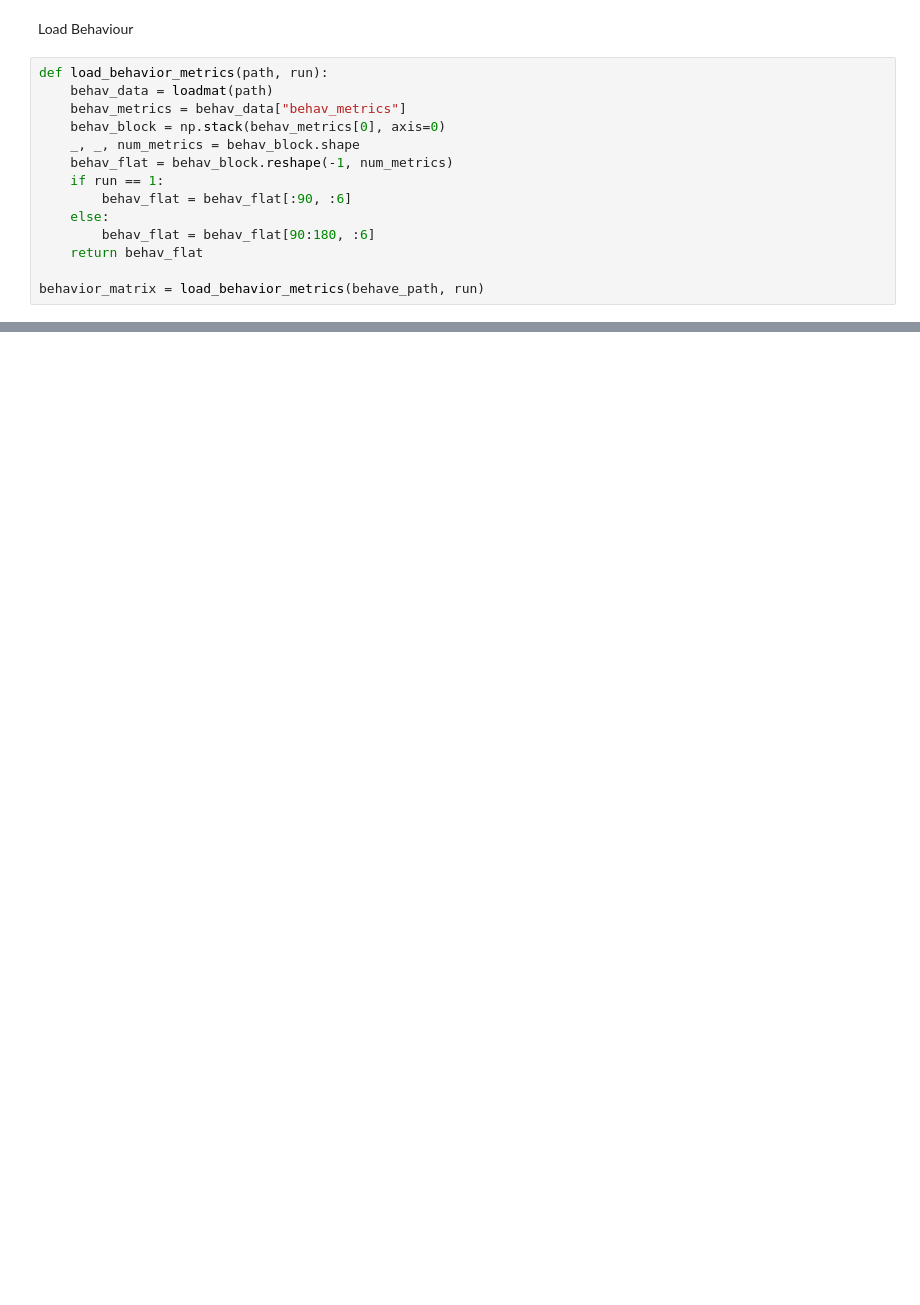
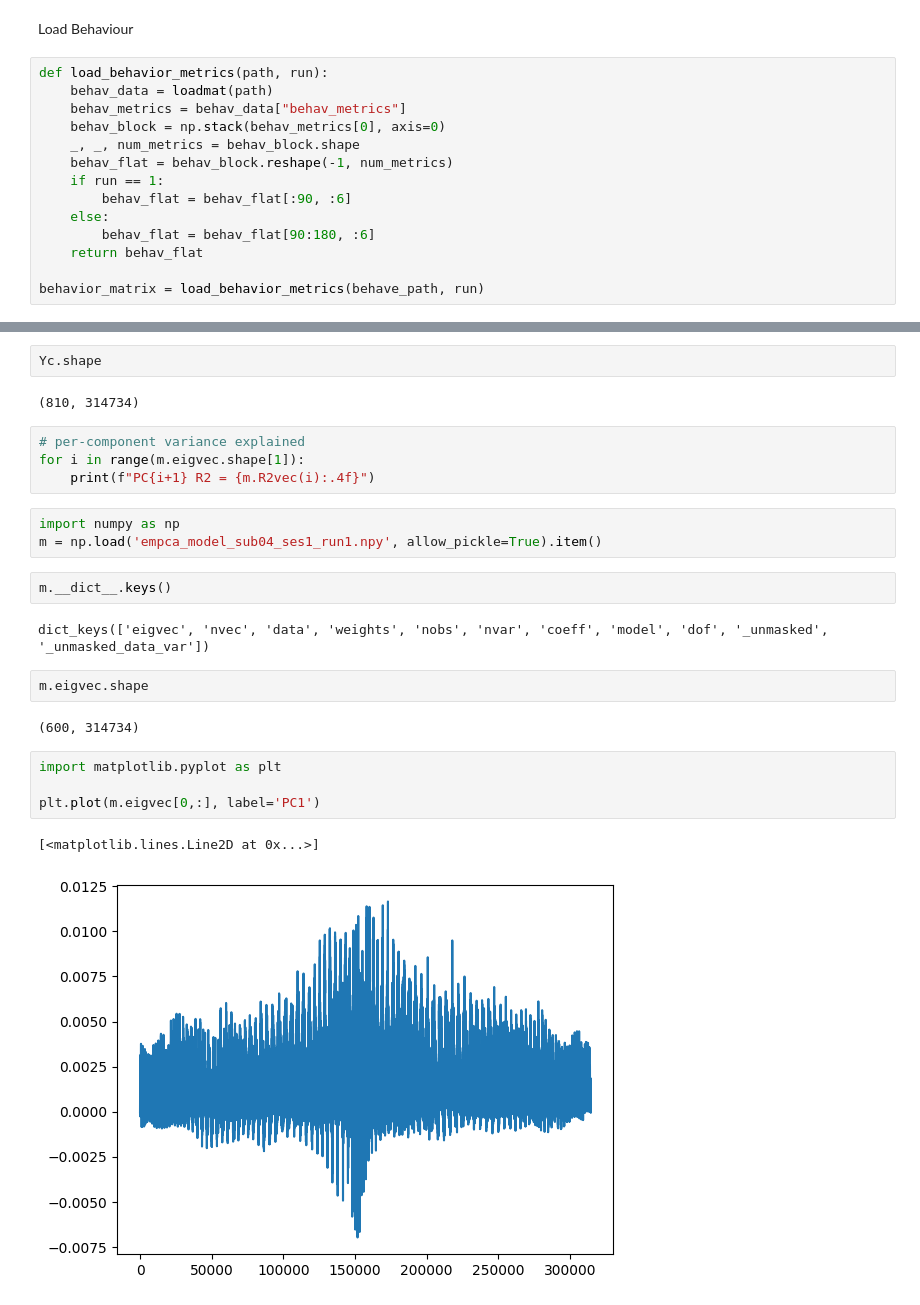
Before and after one commit to MeZahra/Thesis_code_Glm_Opt, a Jupyter notebook: main.ipynb, the cells around one changed output, grey strips where cells are left out. Saved outputs shown, nothing was run; the diff lists cells and outputs as text; blank space fills up the shorter version.

```diff
--- a/main.ipynb
+++ b/main.ipynb
@@ -322,0 +390,26 @@ ax[1].plot(beta_reduced[587, :])
+# %%
+Yc.shape
+# %% [output]
+(810, 314734)
+# %%
+# per-component variance explained
+for i in range(m.eigvec.shape[1]):
+    print(f"PC{i+1} R2 = {m.R2vec(i):.4f}")
+# %%
+import numpy as np
+m = np.load('empca_model_sub04_ses1_run1.npy', allow_pickle=True).item()
+# %%
+m.__dict__.keys()
+# %% [output]
+dict_keys(['eigvec', 'nvec', 'data', 'weights', 'nobs', 'nvar', 'coeff', 'model', 'dof', '_unmasked', '_unmasked_data_var'])
+# %%
+m.eigvec.shape
+# %% [output]
+(600, 314734)
+# %%
+import matplotlib.pyplot as plt
+
+plt.plot(m.eigvec[0,:], label='PC1')
+# %% [output]
+[<matplotlib.lines.Line2D at 0x...>]
+[figure, added]
```
Also changed, not shown: parts of 37 cells of this notebook, 1 other file.
